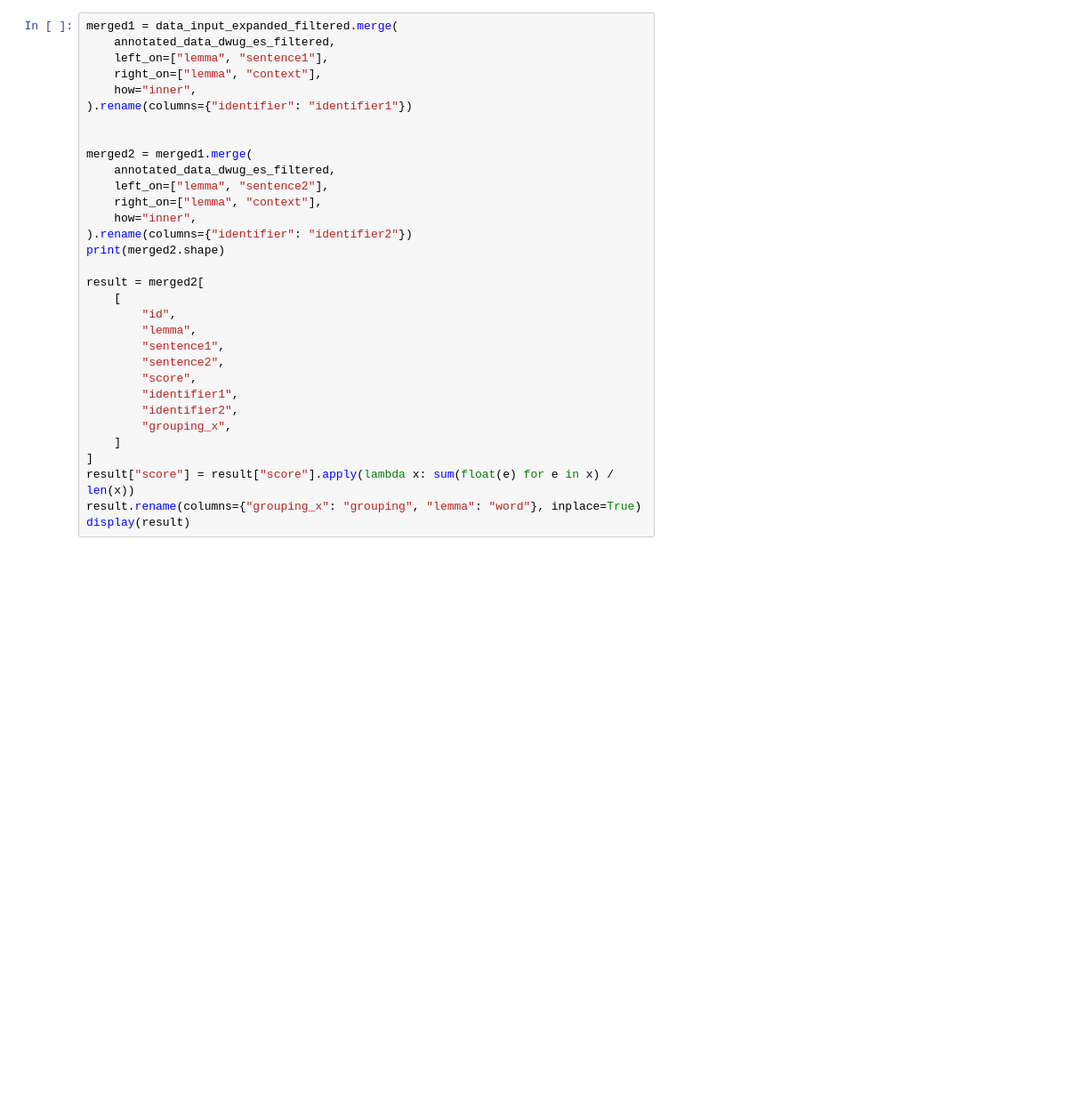
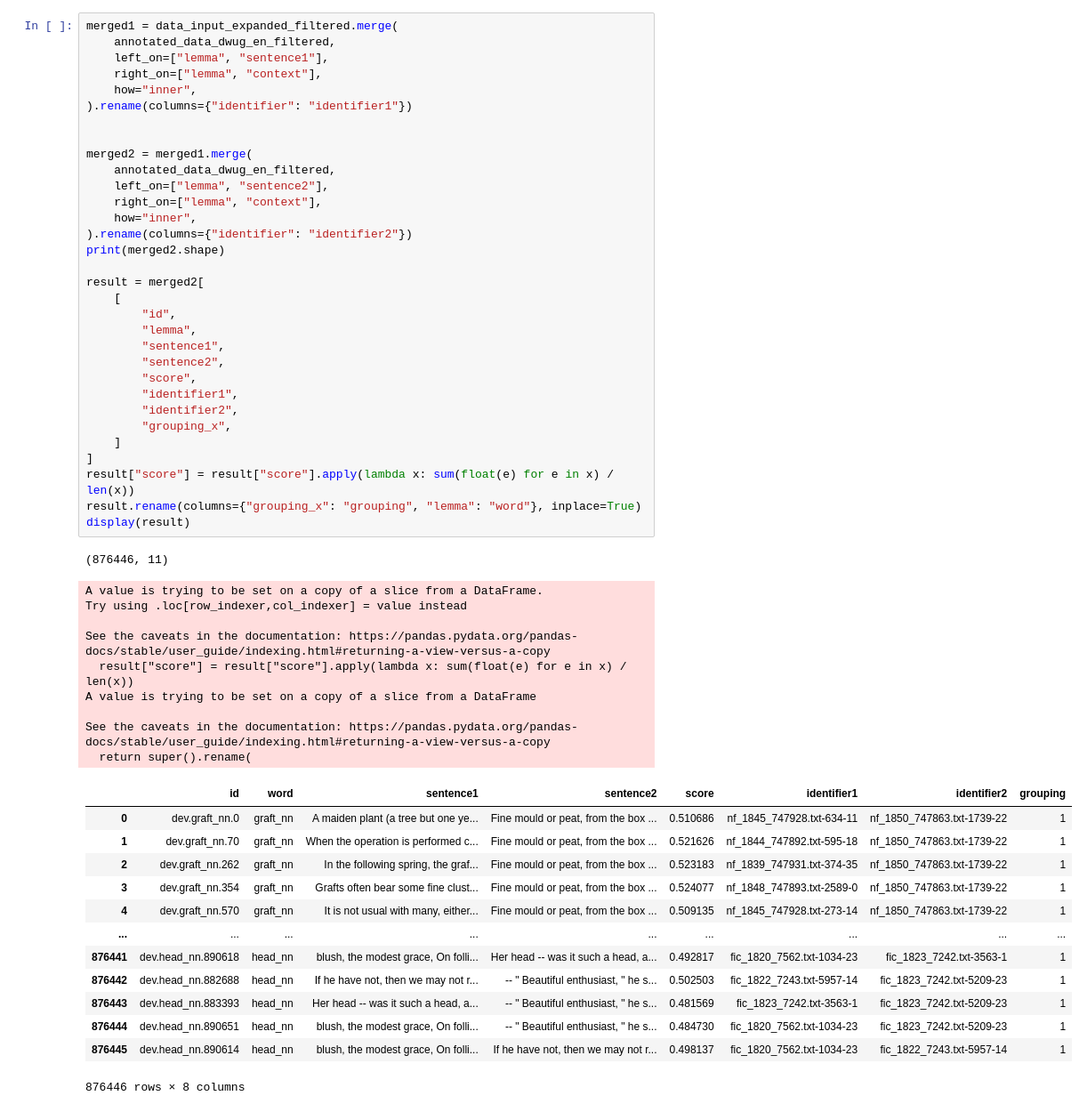
Before and after one commit to fdzr/wsi-lscd-experiments-cv, a Jupyter notebook: base_code/process_wic_data.ipynb, the cells around one changed output. Shown: that part at 89% size. Drawn from its saved outputs; the diff is of its cells as text; blank space fills up the shorter version.

```diff
--- a/base_code/process_wic_data.ipynb
+++ b/base_code/process_wic_data.ipynb
@@ -66,35 +199,59 @@ display(annotated_data_dwug_es_filtered)
 # %%
 merged1 = data_input_expanded_filtered.merge(
-    annotated_data_dwug_es_filtered,
+    annotated_data_dwug_en_filtered,
     left_on=["lemma", "sentence1"],
     right_on=["lemma", "context"],
     how="inner",
 ).rename(columns={"identifier": "identifier1"})
 
 
 merged2 = merged1.merge(
-    annotated_data_dwug_es_filtered,
+    annotated_data_dwug_en_filtered,
     left_on=["lemma", "sentence2"],
     right_on=["lemma", "context"],
     how="inner",
 ).rename(columns={"identifier": "identifier2"})
 print(merged2.shape)
 
 result = merged2[
     [
         "id",
         "lemma",
         "sentence1",
         "sentence2",
         "score",
         "identifier1",
         "identifier2",
         "grouping_x",
     ]
 ]
 result["score"] = result["score"].apply(lambda x: sum(float(e) for e in x) / len(x))
 result.rename(columns={"grouping_x": "grouping", "lemma": "word"}, inplace=True)
 display(result)
+# %% [output]
+(876446, 11)
+A value is trying to be set on a copy of a slice from a DataFrame.
+Try using .loc[row_indexer,col_indexer] = value instead
+
+See the caveats in the documentation: https://pandas.pydata.org/pandas-docs/stable/user_guide/indexing.html#returning-a-view-versus-a-copy
+  result["score"] = result["score"].apply(lambda x: sum(float(e) for e in x) / len(x))
+A value is trying to be set on a copy of a slice from a DataFrame
+
+See the caveats in the documentation: https://pandas.pydata.org/pandas-docs/stable/user_guide/indexing.html#returning-a-view-versus-a-copy
+  return super().rename(
+|  | id | word | sentence1 | sentence2 | score | identifier1 | identifier2 | grouping |
+| 0 | dev.graft_nn.0 | graft_nn | A maiden plant (a tree but one ye... | Fine mould or peat, from the box ... | 0.510686 | nf_1845_747928.txt-634-11 | nf_1850_747863.txt-1739-22 | 1 |
+| 1 | dev.graft_nn.70 | graft_nn | When the operation is performed c... | Fine mould or peat, from the box ... | 0.521626 | nf_1844_747892.txt-595-18 | nf_1850_747863.txt-1739-22 | 1 |
+| 2 | dev.graft_nn.262 | graft_nn | In the following spring, the graf... | Fine mould or peat, from the box ... | 0.523183 | nf_1839_747931.txt-374-35 | nf_1850_747863.txt-1739-22 | 1 |
+| 3 | dev.graft_nn.354 | graft_nn | Grafts often bear some fine clust... | Fine mould or peat, from the box ... | 0.524077 | nf_1848_747893.txt-2589-0 | nf_1850_747863.txt-1739-22 | 1 |
+| 4 | dev.graft_nn.570 | graft_nn | It is not usual with many, either... | Fine mould or peat, from the box ... | 0.509135 | nf_1845_747928.txt-273-14 | nf_1850_747863.txt-1739-22 | 1 |
+| ... | ... | ... | ... | ... | ... | ... | ... | ... |
+| 876441 | dev.head_nn.890618 | head_nn | blush, the modest grace, On folli... | Her head -- was it such a head, a... | 0.492817 | fic_1820_7562.txt-1034-23 | fic_1823_7242.txt-3563-1 | 1 |
+| 876442 | dev.head_nn.882688 | head_nn | If he have not, then we may not r... | -- " Beautiful enthusiast, " he s... | 0.502503 | fic_1822_7243.txt-5957-14 | fic_1823_7242.txt-5209-23 | 1 |
+| 876443 | dev.head_nn.883393 | head_nn | Her head -- was it such a head, a... | -- " Beautiful enthusiast, " he s... | 0.481569 | fic_1823_7242.txt-3563-1 | fic_1823_7242.txt-5209-23 | 1 |
+| 876444 | dev.head_nn.890651 | head_nn | blush, the modest grace, On folli... | -- " Beautiful enthusiast, " he s... | 0.484730 | fic_1820_7562.txt-1034-23 | fic_1823_7242.txt-5209-23 | 1 |
+| 876445 | dev.head_nn.890614 | head_nn | blush, the modest grace, On folli... | If he have not, then we may not r... | 0.498137 | fic_1820_7562.txt-1034-23 | fic_1822_7243.txt-5957-14 | 1 |
+876446 rows × 8 columns
 # %%
 rows_with_nan = result[result.isna().any(axis=1)]  # or df[df.isnull().any(axis=1)]
 
```
Also changed, not shown: parts of 17 cells of this notebook.
